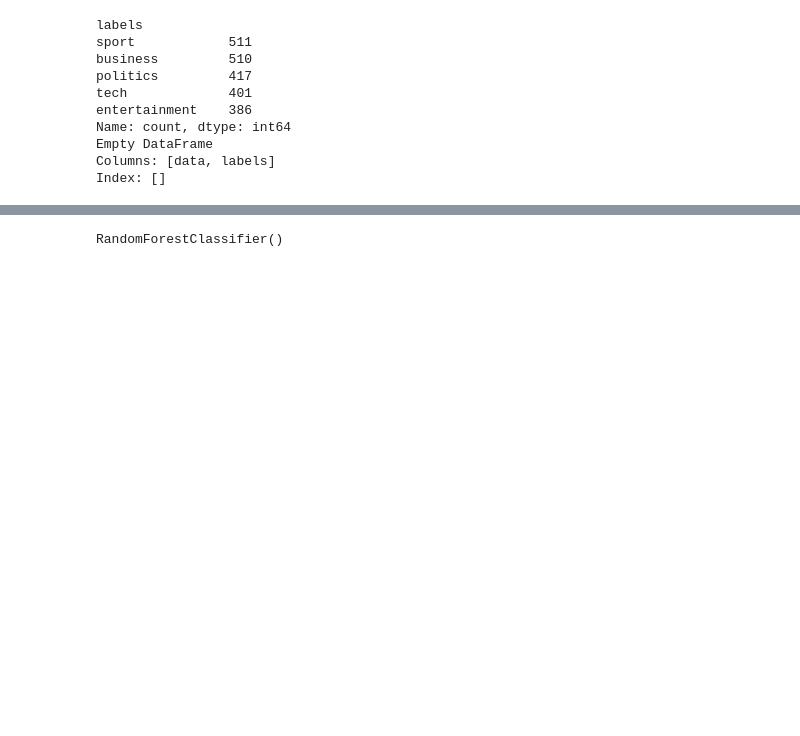
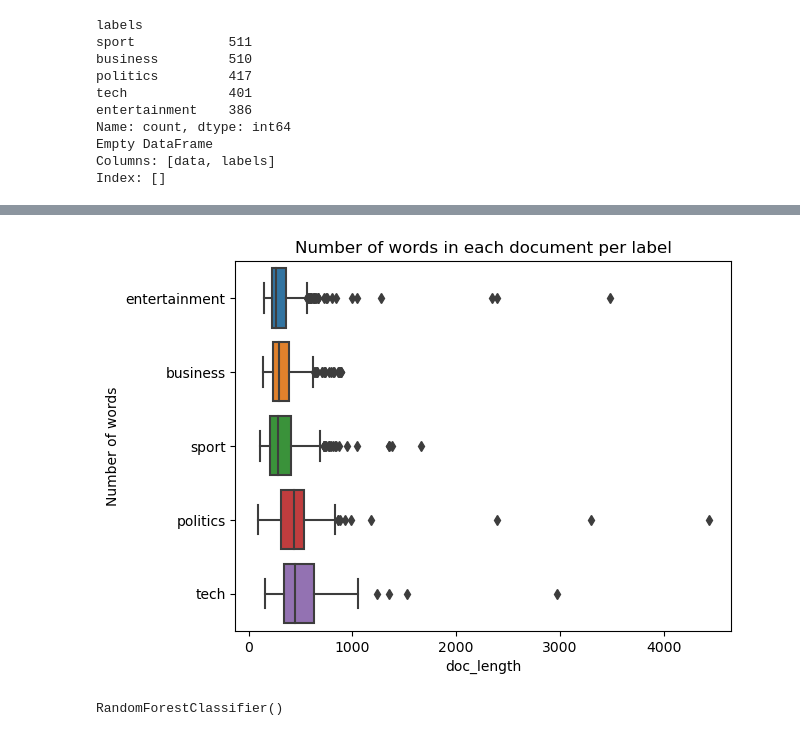
Before and after one commit to tehnoobface/ML_final_mini_project, a Jupyter notebook: Scratch_work.ipynb, the cells around one changed output, grey strips where cells are left out. Saved outputs shown, nothing was run; the diff lists cells and outputs as text; code cells hidden in the pictures; blank space fills up the shorter version.

```diff
--- a/Scratch_work.ipynb
+++ b/Scratch_work.ipynb
@@ -40,3 +46,11 @@ Index: []
+# %%
+# Boxplot of the number of words in each document per label
+sns.boxplot(x='doc_length', y='labels', data=bbc_data_copy)
+plt.ylabel('Number of words')
+plt.title('Number of words in each document per label')
+plt.show()
+# %% [output]
+[figure, added]
 # %%
 # Train test split and preprocess the data
 
```
Also changed, not shown: parts of 14 cells of this notebook.
